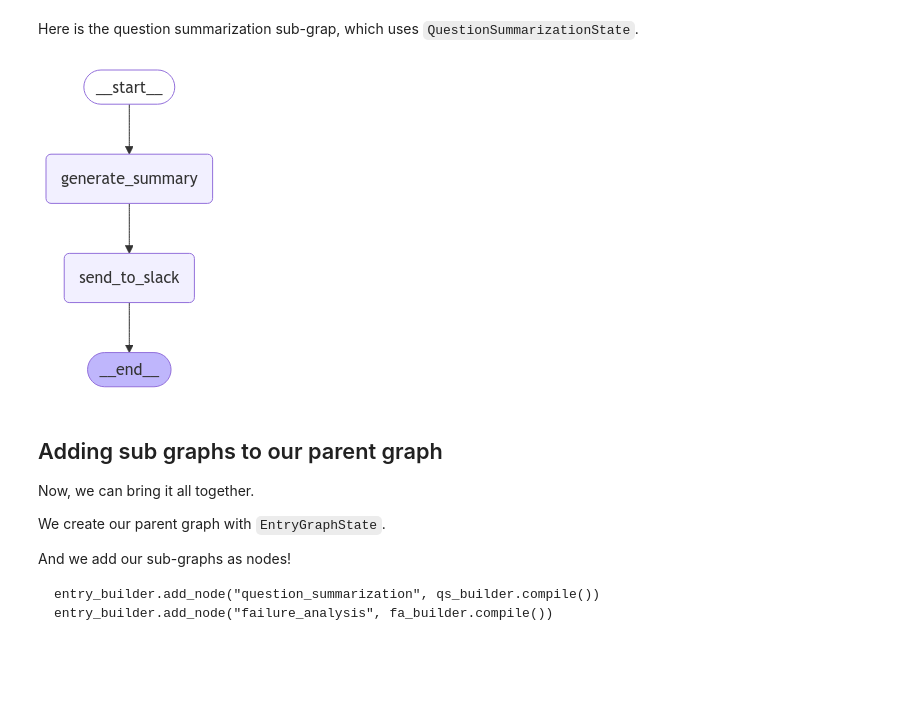
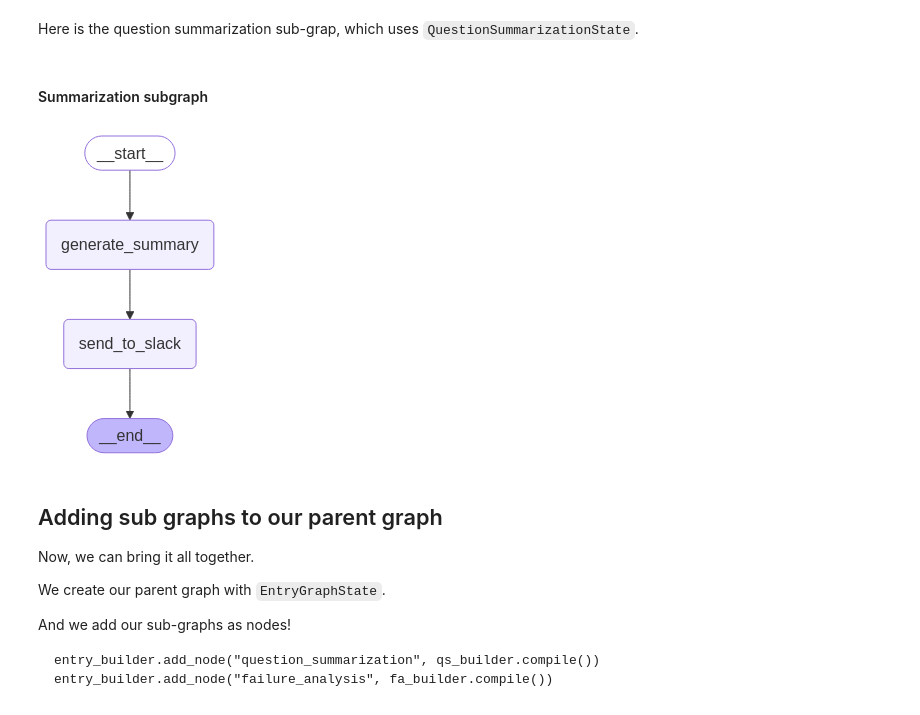
Before and after one commit to lokeshsoni/langchain-academy, a Jupyter notebook: 4 Building Your Assistant/notebooks/2 Sub Graph.ipynb, the cells around one changed output. Drawn from its saved outputs; the diff is of its cells as text; code cells hidden in the pictures; blank space fills up the shorter version.

```diff
--- a/4 Building Your Assistant/notebooks/2 Sub Graph.ipynb
+++ b/4 Building Your Assistant/notebooks/2 Sub Graph.ipynb
@@ -125,2 +123,4 @@ display(Image(graph.get_graph().draw_mermaid_png()))
 # %% [markdown]
 Here is the question summarization sub-grap, which uses `QuestionSummarizationState`.
+# %% [markdown]
+#### Summarization subgraph
@@ -127,47 +155,20 @@ Here is the question summarization sub-grap, which uses `QuestionSummarizationSt
 # %%
-# Summarization subgraph
-class QuestionSummarizationState(TypedDict):
-    cleaned_logs: List[Log]
-    qs_summary: str
-    report: str
-    processed_logs: List[str]
+qs_builder = StateGraph(
+    QuestionSummarizationState,
+    output=QuestionSummarizationOutputState,
+)
 
-
-class QuestionSummarizationOutputState(TypedDict):
-    report: str
-    processed_logs: List[str]
-
-
-def generate_summary(state):
-    cleaned_logs = state["cleaned_logs"]
-    # Add fxn: summary = summarize(generate_summary)
-    summary = "Questions focused on usage of ChatOllama and Chroma vector store."
-    return {
-        "qs_summary": summary,
-        "processed_logs": [f"summary-on-log-{log['id']}" for log in cleaned_logs],
-    }
-
-
-def send_to_slack(state):
-    qs_summary = state["qs_summary"]
-    # Add fxn: report = report_generation(qs_summary)
-    report = "foo bar baz"
-    return {"report": report}
-
-
-qs_builder = StateGraph(
-    QuestionSummarizationState, output=QuestionSummarizationOutputState
-)
 qs_builder.add_node("generate_summary", generate_summary)
 qs_builder.add_node("send_to_slack", send_to_slack)
+
 qs_builder.add_edge(START, "generate_summary")
 qs_builder.add_edge("generate_summary", "send_to_slack")
 qs_builder.add_edge("send_to_slack", END)
 
 graph = qs_builder.compile()
 display(Image(graph.get_graph().draw_mermaid_png()))
 # %% [output]
-[figure, old version]
+[figure, new version]
 # %% [markdown]
 ## Adding sub graphs to our parent graph
 
```
Also changed, not shown: parts of 22 cells of this notebook.
